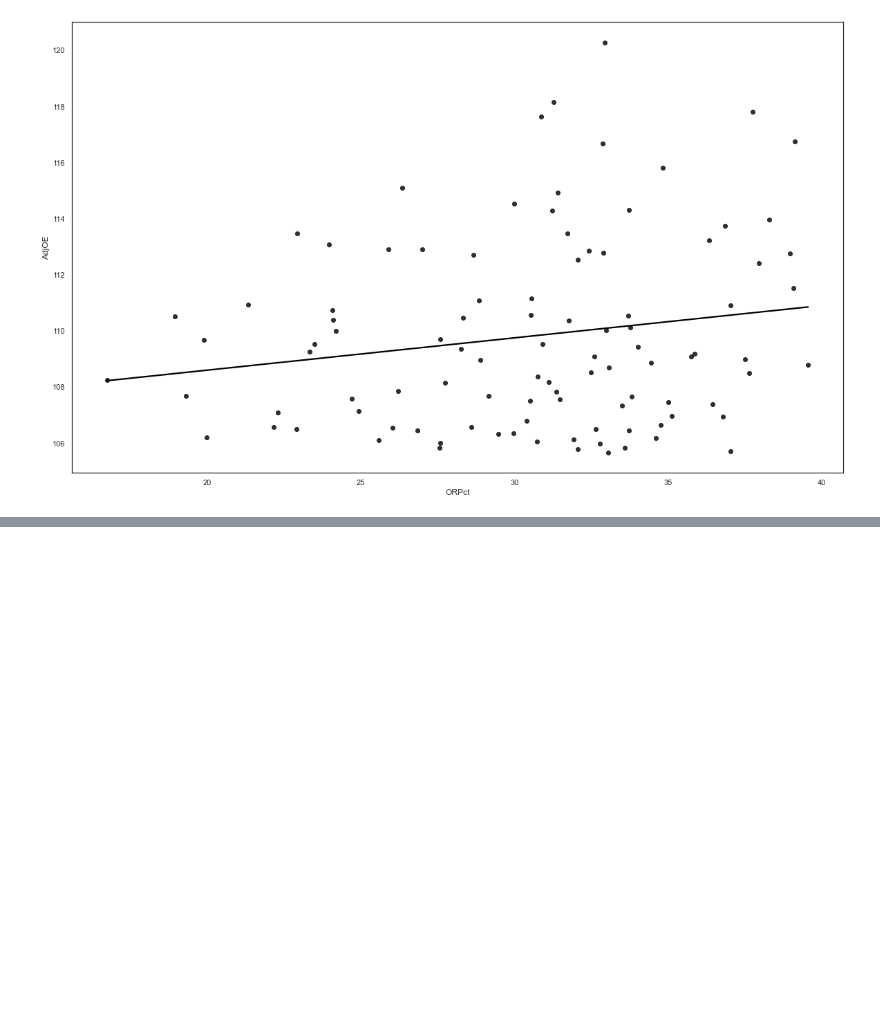
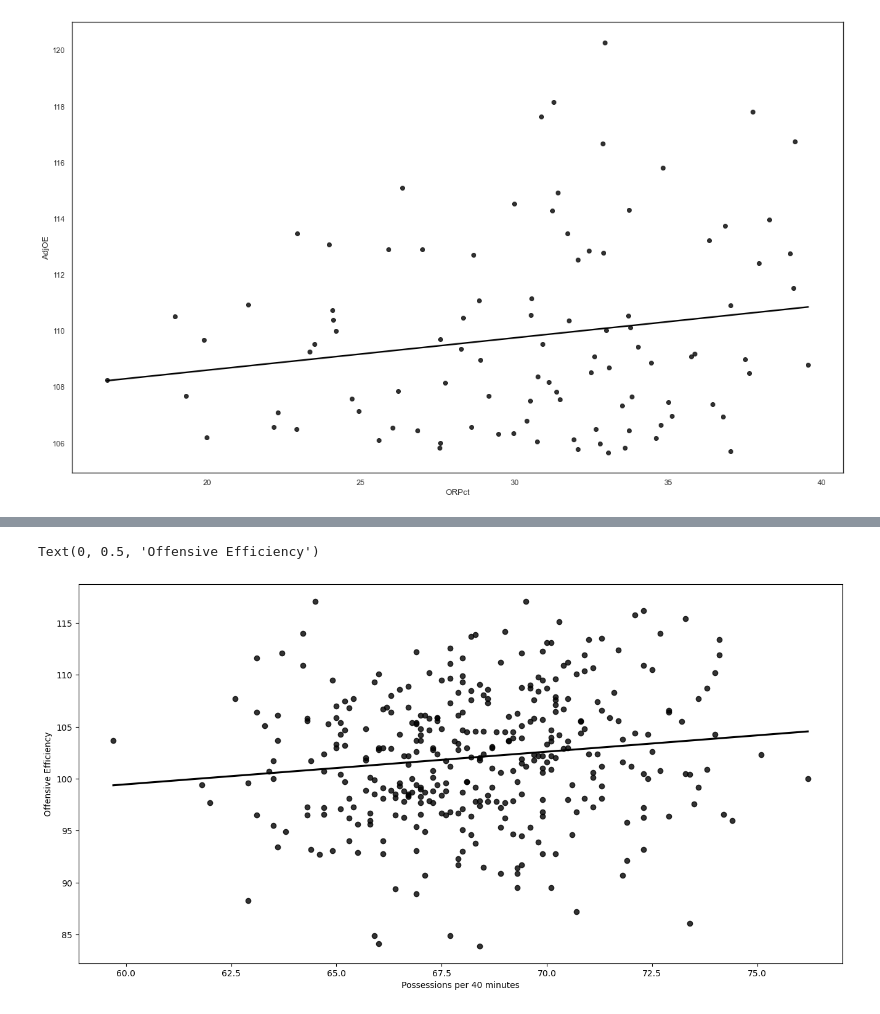
Before and after one commit to fmathews11/CBB_2023, a Jupyter notebook: create_visuals.ipynb, the cells around one changed output, grey strips where cells are left out. Saved outputs shown, nothing was run; the diff lists cells and outputs as text; code cells hidden in the pictures; blank space fills up the shorter version.

```diff
--- a/create_visuals.ipynb
+++ b/create_visuals.ipynb
@@ -201,0 +110,9 @@ strong multicollinearity or other numerical problems.
+# %%
+df = pd.read_csv("csvs/efficiency.csv")
+for column in df.columns:
+    if column in ('Team','Conf'):
+        continue
+    df[column] = df[column].astype(float)
+
+
+df.dtypes
@@ -201,0 +139,9 @@ strong multicollinearity or other numerical problems.
+# %%
+plt.figure(figsize = (16,8))
+sns.regplot(data = df,x = 'raw_tempo',y = 'raw_off_eff',ci = None,color='black')
+plt.xlabel("Possessions per 40 minutes")
+plt.ylabel("Offensive Efficiency")
+plt.title("")
+# %% [output]
+Text(0, 0.5, 'Offensive Efficiency')
+[figure, added]
```
Also changed, not shown: parts of 10 cells of this notebook, 4 other files.
